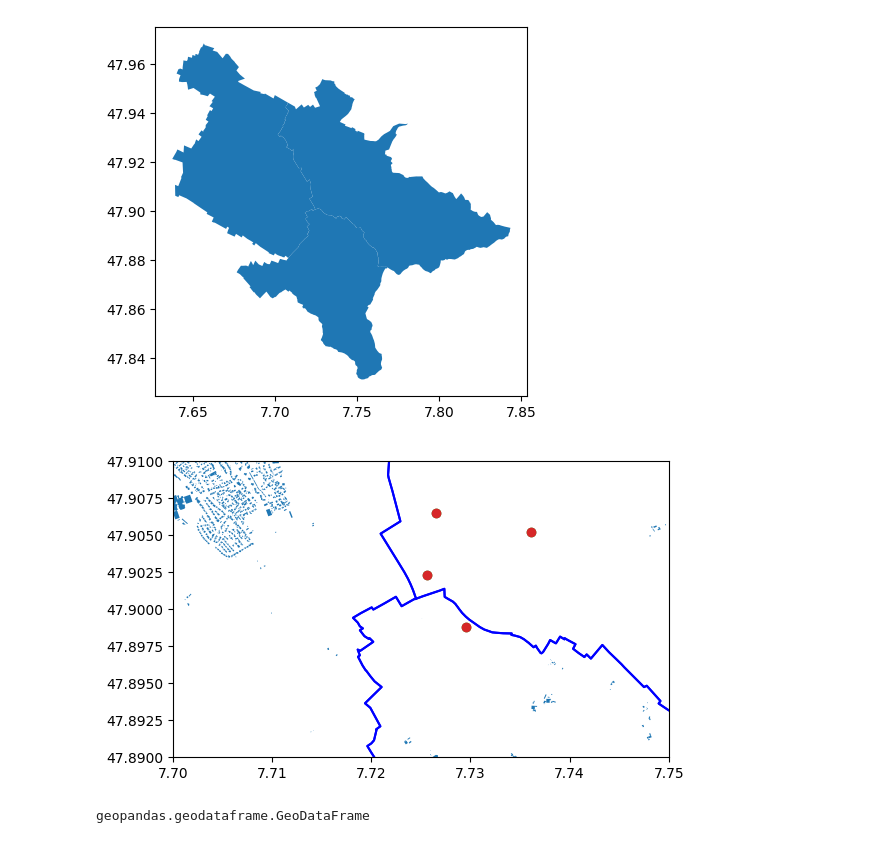
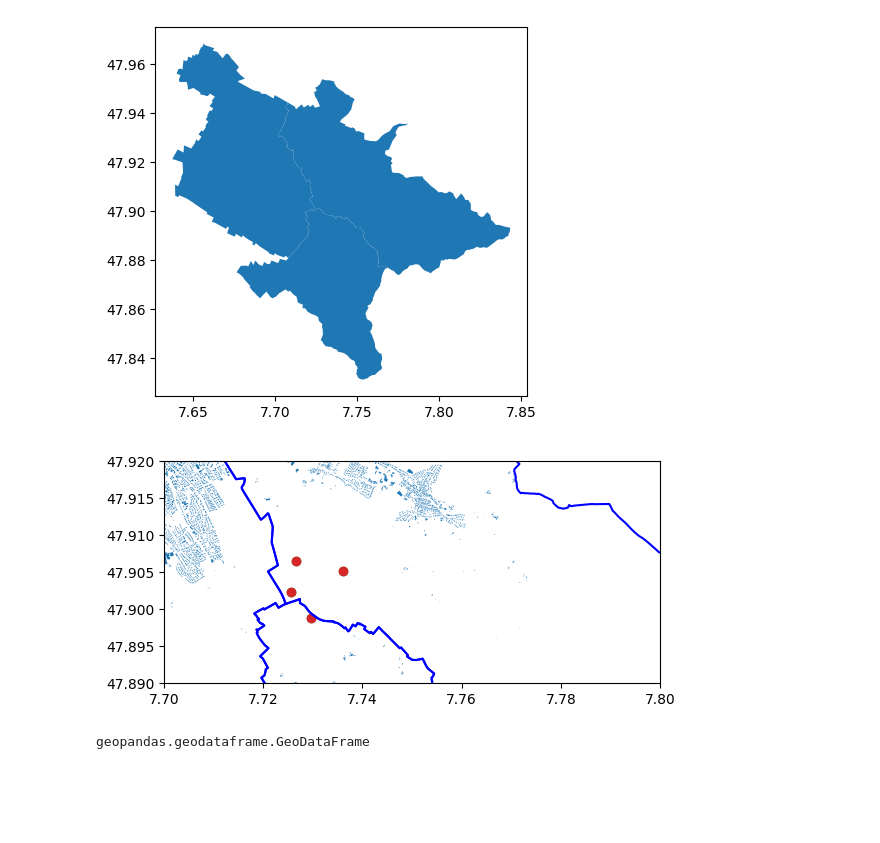
Before and after one commit to strubbi77/breisgauwind, a Jupyter notebook: Untitled.ipynb, the cells around one changed output. Cells and saved outputs as stored; diff of their text form; code cells hidden in the pictures; blank space fills up the shorter version.

```diff
--- a/Untitled.ipynb
+++ b/Untitled.ipynb
@@ -302,16 +314,16 @@ ax
 # %%
 figu,axe = plt.subplots()
 gdf.boundary.plot(ax=axe,color='blue', edgecolor='black')
 eki.plot(ax=axe)
 bk.plot(ax=axe)
 st.plot(ax=axe)
 gdf_wind.plot(ax=axe)
 gdf_wind.plot(ax=axe)
-plt.ylim(47.89,47.91)
-plt.xlim(7.7,7.75)
+plt.ylim(47.89,47.92)
+plt.xlim(7.7,7.8)
 plt.show()
 # %% [output]
-[figure, old version]
+[figure, new version]
 # %%
 type(gdf_wind)
 # %% [output]
```
Also changed, not shown: parts of 10 cells of this notebook, 1 other file.
